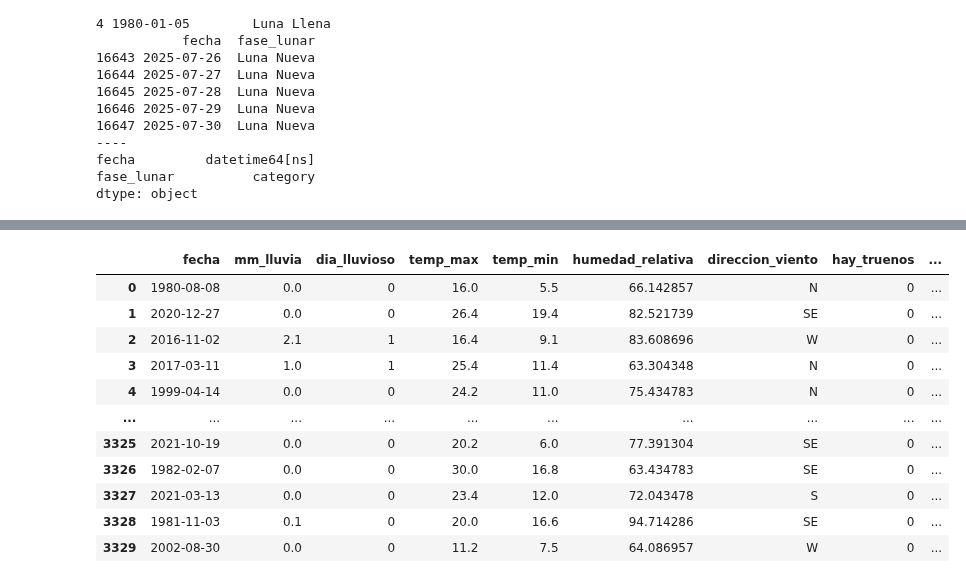
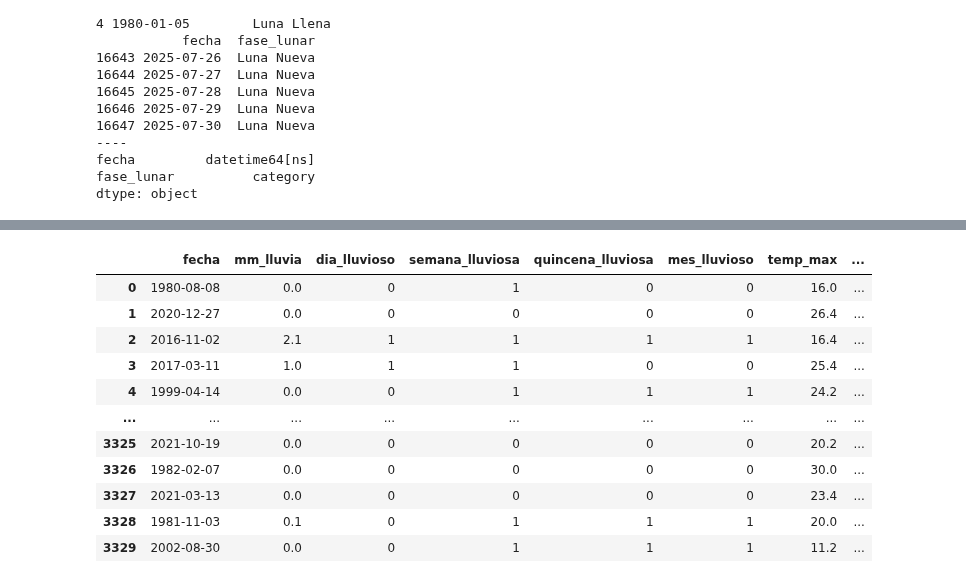
Before and after one commit to facuguisande/AA25, a Jupyter notebook: tarea.ipynb, the cells around one changed output, grey strips where cells are left out. Drawn from its saved outputs; the diff is of its cells as text; code cells hidden in the pictures.

Commit message:
Se agrega preprocesamiento para distintos valores de nd

```diff
--- a/tarea.ipynb
+++ b/tarea.ipynb
@@ -317,19 +385,28 @@ def determinar_fase_lunar(fecha):
     dia = moon.phase(fecha)
 
     if 0 <= dia <= 6:
-        return "Luna Nueva"
+        return 0
+        # return "Luna Nueva"
     elif 7 <= dia <= 13:
-        return "Cuarto Creciente"
+        return 1
+        # return "Cuarto Creciente"
     elif 14 <= dia <= 20:
-        return "Luna Llena"
+        return 2
+        # return "Luna Llena"
     else:  # 21–29
-        return "Cuarto Menguante"
+        return 3
+        # return "Cuarto Menguante"
 
 # Creamos la columna fase lunar aplicando la función
 lunar_df['fase_lunar'] = lunar_df['fecha'].apply(determinar_fase_lunar)
 # Aseguramos que categoria sea de tipo category de pandas
 lunar_df['fase_lunar'] = lunar_df['fase_lunar'].astype('category')
 
+# No vamos a usar este dato par el modelo principal, sino que para el extra, así que no calculamos otros nd. Además, la fase lunar cambia cada 7-8 días, por lo que no tendría sentido.
+
+# Pasamos las columnas de fase lunar de [0, 1, 2, 3] a tipo category con ['Luna Nueva', 'Cuarto Creciente', 'Luna Llena', 'Cuarto Menguante']
+lunar_df['fase_lunar'] = lunar_df['fase_lunar'].map({0: 'Luna Nueva', 1: 'Cuarto Creciente', 2: 'Luna Llena', 3: 'Cuarto Menguante'}).astype('category')
+
 print(lunar_df.head(5))
 print(lunar_df.tail(5))
 print("----")
@@ -534,40 +634,43 @@ dtype: int64
 # %%
-# Ahora aplicamos las mismas transformaciones al conjunto de prueba, usando los umbrales y valores calculados en el conjunto de entrenamiento
+# Lluvia
+prueba_df['semana_lluviosa'] = (prueba_df['semana_lluviosa'] >= promedio_dias_lluviosos * 7).astype(int)
+prueba_df['quincena_lluviosa'] = (prueba_df['quincena_lluviosa'] >= promedio_dias_lluviosos * 15).astype(int)
+prueba_df['mes_lluvioso'] = (prueba_df['mes_lluvioso'] >= promedio_dias_lluviosos * 30).astype(int)
+
 # Temperatura
-# Reemplazamos los valores NaN de temperatura por la media de cada columna del conjunto de entrenamiento
-prueba_df.fillna({'temp_max': temp_max_promedio}, inplace=True)
-prueba_df.fillna({'temp_min':temp_min_promedio}, inplace=True)
-# Calculamos la temperatura promedio diaria
+prueba_df.fillna({'temp_max': temp_max_promedio, 'temp_max_semana': temp_max_promedio, 'temp_max_quincena': temp_max_promedio, 'temp_max_mes': temp_max_promedio}, inplace=True)
+prueba_df.fillna({'temp_min': temp_min_promedio, 'temp_min_semana': temp_min_promedio, 'temp_min_quincena': temp_min_promedio, 'temp_min_mes': temp_min_promedio}, inplace=True)
 prueba_df['temp_promedio_dia'] = (prueba_df['temp_max'] + prueba_df['temp_min']) / 2
-# La aplicamos al dataframe
-prueba_df['temp_categoria_dia'] = prueba_df['temp_promedio_dia'].apply(categorizar_temperatura)
-# Aseguramos que categoria sea de tipo category de pandas
-prueba_df['temp_categoria_dia'] = prueba_df['temp_categoria_dia'].astype('category')
+prueba_df['temp_promedio_semana'] = (prueba_df['temp_max_semana'] + prueba_df['temp_min_semana']) / 2
+prueba_df['temp_promedio_quincena'] = (prueba_df['temp_max_quincena'] + prueba_df['temp_min_quincena']) / 2
+prueba_df['temp_promedio_mes'] = (prueba_df['temp_max_mes'] + prueba_df['temp_min_mes']) / 2
+prueba_df['temp_categoria_dia'] = prueba_df['temp_promedio_dia'].apply(categorizar_temperatura).astype('category')
+prueba_df['temp_categoria_semana'] = prueba_df['temp_promedio_semana'].apply(categorizar_temperatura).astype('category')
+prueba_df['temp_categoria_quincena'] = prueba_df['temp_promedio_quincena'].apply(categorizar_temperatura).astype('category')
+prueba_df['temp_categoria_mes'] = prueba_df['temp_promedio_mes'].apply(categorizar_temperatura).astype('category')
 
 # Humedad relativa
-# Reemplazamos los valores NaN de humedad relativa por la media de la columna del conjunto de entrenamiento
-prueba_df.fillna({'humedad_relativa':humedad_relativa_promedio}, inplace=True)
-# Calculamos los umbrales para categorizar la humedad relativa en 'Baja', 'Media' y 'Alta'
-# La aplicamos al dataframe
-prueba_df['humedad_categoria_dia'] = prueba_df['humedad_relativa'].apply(categorizar_humedad)
-# Aseguramos que categoria sea de tipo category de pandas
-prueba_df['humedad_categoria_dia'] = prueba_df['humedad_categoria_dia'].astype('category')
+prueba_df.fillna({'humedad_relativa': humedad_relativa_promedio, 'humedad_relativa_semana': humedad_relativa_promedio, 'humedad_relativa_quincena': humedad_relativa_promedio, 'humedad_relativa_mes': humedad_relativa_promedio}, inplace=True)
+prueba_df['humedad_categoria_dia'] = prueba_df['humedad_relativa'].apply(categorizar_humedad).astype('category')
+prueba_df['humedad_categoria_semana'] = prueba_df['humedad_relativa_semana'].apply(categorizar_humedad).astype('category')
+prueba_df['humedad_categoria_quincena'] = prueba_df['humedad_relativa_quincena'].apply(categorizar_humedad).astype('category')
+prueba_df['humedad_categoria_mes'] = prueba_df['humedad_relativa_mes'].apply(categorizar_humedad).astype('category')
 
 # Viento
-# Reemplazamos los valores NaN de viento por la moda del mes correspondiente (usando el conjunto de entrenamiento)
-# Para ello, extraemos el mes de la fecha y usamos groupby para obtener la moda por mes
 prueba_df['mes'] = prueba_df['fecha'].dt.month
-# Aplicamos la función al dataframe
-prueba_df['direccion_viento'] = prueba_df.apply(reemplazar_viento_por_moda, axis=1)
-# Aseguramos que categoria sea de tipo category de pandas
+prueba_df['mes_semana'] = prueba_df['mes'].rolling(window=7, min_periods=1).apply(lambda x: x.mode()[0] if not x.mode().empty else np.nan)
+prueba_df['mes_quincena'] = prueba_df['mes'].rolling(window=15, min_periods=1).apply(lambda x: x.mode()[0] if not x.mode().empty else np.nan)
+prueba_df['mes_mes'] = prueba_df['mes'].rolling(window=30, min_periods=1).apply(lambda x: x.mode()[0] if not x.mode().empty else np.nan)
+prueba_df = prueba_df.apply(reemplazar_viento_por_moda, axis=1)
+prueba_df.drop(columns=['mes', 'mes_semana', 'mes_quincena', 'mes_mes'], inplace=True)
 prueba_df['direccion_viento'] = prueba_df['direccion_viento'].astype('category')
 
 # Truenos
-# Reemplazamos los valores NaN de hay_truenos por 0 (no hubo truenos)
 prueba_df['hay_truenos'] = prueba_df['hay_truenos'].fillna(0).astype(int)
+prueba_df['hay_truenos_semana'] = prueba_df['hay_truenos_semana'].fillna(0).astype(int)
+prueba_df['hay_truenos_quincena'] = prueba_df['hay_truenos_quincena'].fillna(0).astype(int)
+prueba_df['hay_truenos_mes'] = prueba_df['hay_truenos_mes'].fillna(0).astype(int)
 
-# Imprimimos las filas con valores NaN en el conjunto de prueba para verificar que no haya quedado ninguno
-# Contamos los valores NaN en el conjunto de prueba para verificar que no haya quedado ninguno
 print("Valores NaN en el conjunto de prueba después de la imputación:")
 print(prueba_df.isna().sum())
 prueba_df
@@ -591,13 +694,13 @@ mes                      0
 dtype: int64
-|  | fecha | mm_lluvia | dia_lluvioso | temp_max | temp_min | humedad_relativa | direccion_viento | hay_truenos | ... |
-| 0 | 1980-08-08 | 0.0 | 0 | 16.0 | 5.5 | 66.142857 | N | 0 | ... |
-| 1 | 2020-12-27 | 0.0 | 0 | 26.4 | 19.4 | 82.521739 | SE | 0 | ... |
-| 2 | 2016-11-02 | 2.1 | 1 | 16.4 | 9.1 | 83.608696 | W | 0 | ... |
-| 3 | 2017-03-11 | 1.0 | 1 | 25.4 | 11.4 | 63.304348 | N | 0 | ... |
-| 4 | 1999-04-14 | 0.0 | 0 | 24.2 | 11.0 | 75.434783 | N | 0 | ... |
-| ... | ... | ... | ... | ... | ... | ... | ... | ... | ... |
-| 3325 | 2021-10-19 | 0.0 | 0 | 20.2 | 6.0 | 77.391304 | SE | 0 | ... |
-| 3326 | 1982-02-07 | 0.0 | 0 | 30.0 | 16.8 | 63.434783 | SE | 0 | ... |
-| 3327 | 2021-03-13 | 0.0 | 0 | 23.4 | 12.0 | 72.043478 | S | 0 | ... |
-| 3328 | 1981-11-03 | 0.1 | 0 | 20.0 | 16.6 | 94.714286 | SE | 0 | ... |
-| 3329 | 2002-08-30 | 0.0 | 0 | 11.2 | 7.5 | 64.086957 | W | 0 | ... |
+|  | fecha | mm_lluvia | dia_lluvioso | semana_lluviosa | quincena_lluviosa | mes_lluvioso | temp_max | ... |
+| 0 | 1980-08-08 | 0.0 | 0 | 1 | 0 | 0 | 16.0 | ... |
+| 1 | 2020-12-27 | 0.0 | 0 | 0 | 0 | 0 | 26.4 | ... |
+| 2 | 2016-11-02 | 2.1 | 1 | 1 | 1 | 1 | 16.4 | ... |
+| 3 | 2017-03-11 | 1.0 | 1 | 1 | 0 | 0 | 25.4 | ... |
+| 4 | 1999-04-14 | 0.0 | 0 | 1 | 1 | 1 | 24.2 | ... |
+| ... | ... | ... | ... | ... | ... | ... | ... | ... |
+| 3325 | 2021-10-19 | 0.0 | 0 | 0 | 0 | 0 | 20.2 | ... |
+| 3326 | 1982-02-07 | 0.0 | 0 | 0 | 0 | 0 | 30.0 | ... |
+| 3327 | 2021-03-13 | 0.0 | 0 | 0 | 0 | 0 | 23.4 | ... |
+| 3328 | 1981-11-03 | 0.1 | 0 | 1 | 1 | 1 | 20.0 | ... |
+| 3329 | 2002-08-30 | 0.0 | 0 | 1 | 1 | 1 | 11.2 | ... |
```
Also changed, not shown: parts of 13 cells of this notebook.
